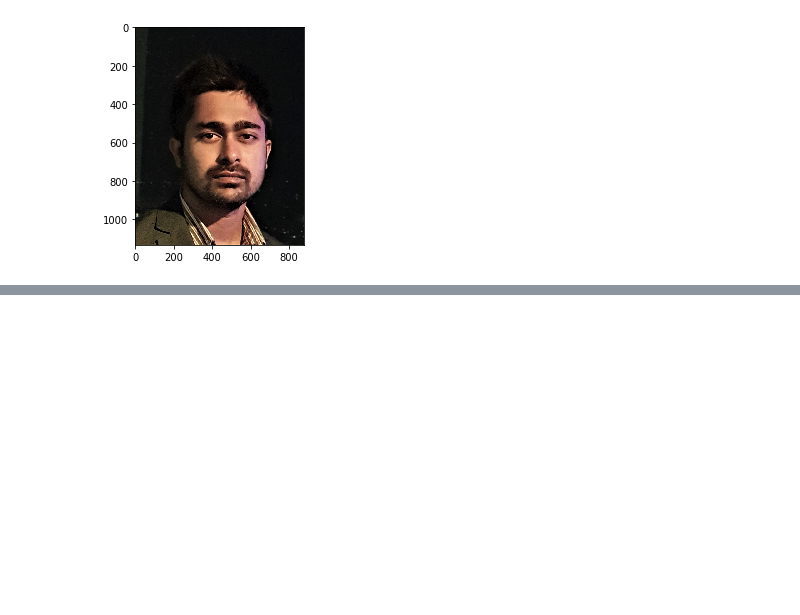
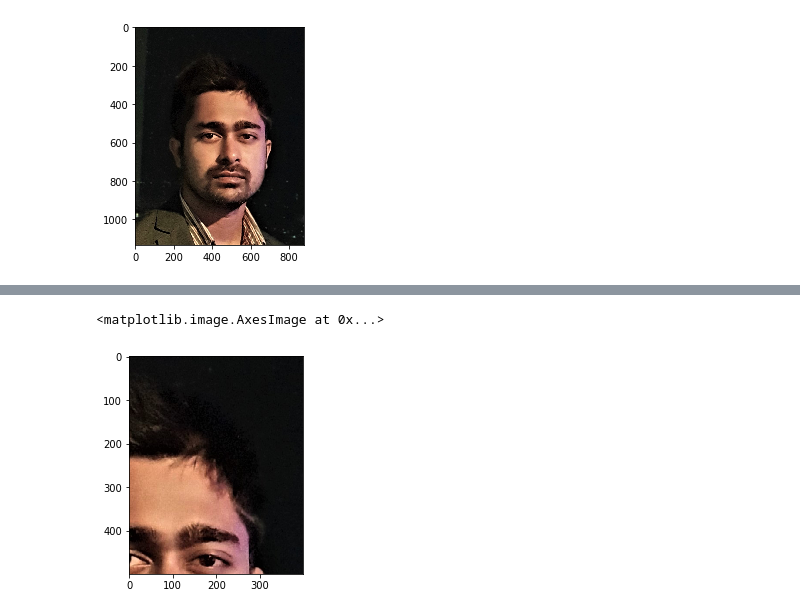
Before and after one commit to shredder47/Numpy-Examples, a Jupyter notebook: Numpy Basics.ipynb, the cells around one changed output, grey strips where cells are left out. Drawn from its saved outputs; the diff is of its cells as text; code cells hidden in the pictures; blank space fills up the shorter version.

```diff
--- a/Numpy Basics.ipynb
+++ b/Numpy Basics.ipynb
@@ -535,0 +765,5 @@ max = 9
+# %%
+plt.imshow(photo[100:600,400:800])
+# %% [output]
+<matplotlib.image.AxesImage at 0x...>
+[figure, added]
```
Also changed, not shown: parts of 260 cells of this notebook.
